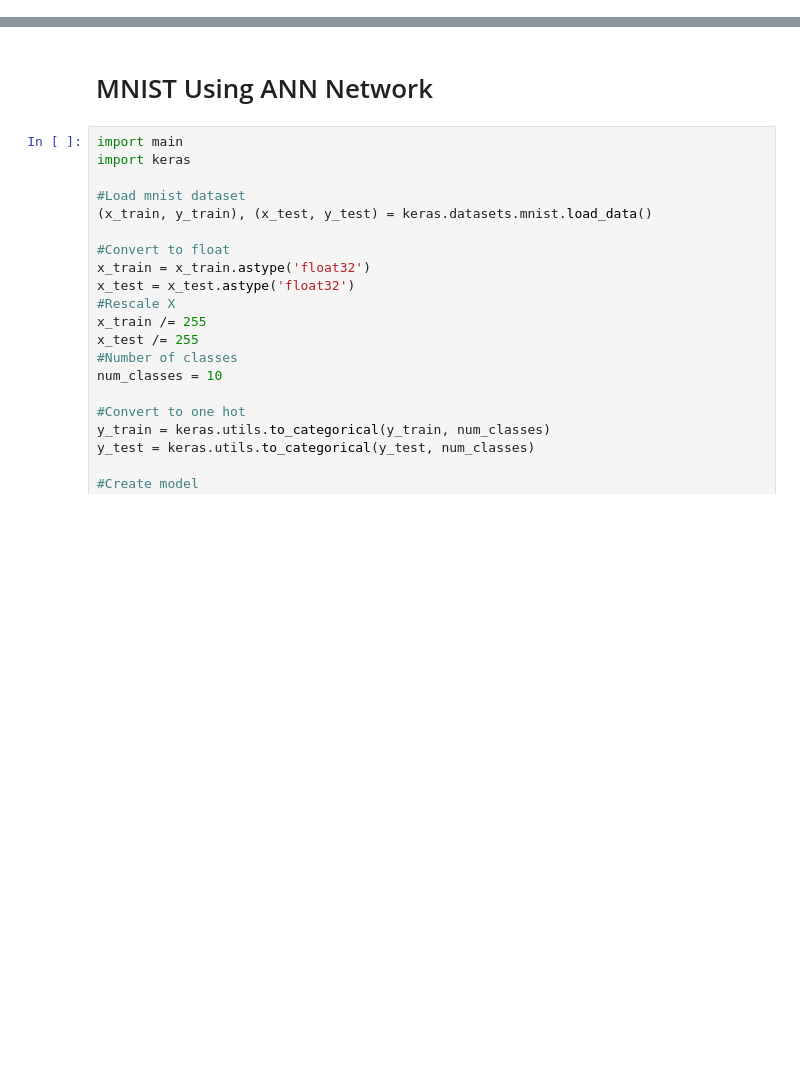
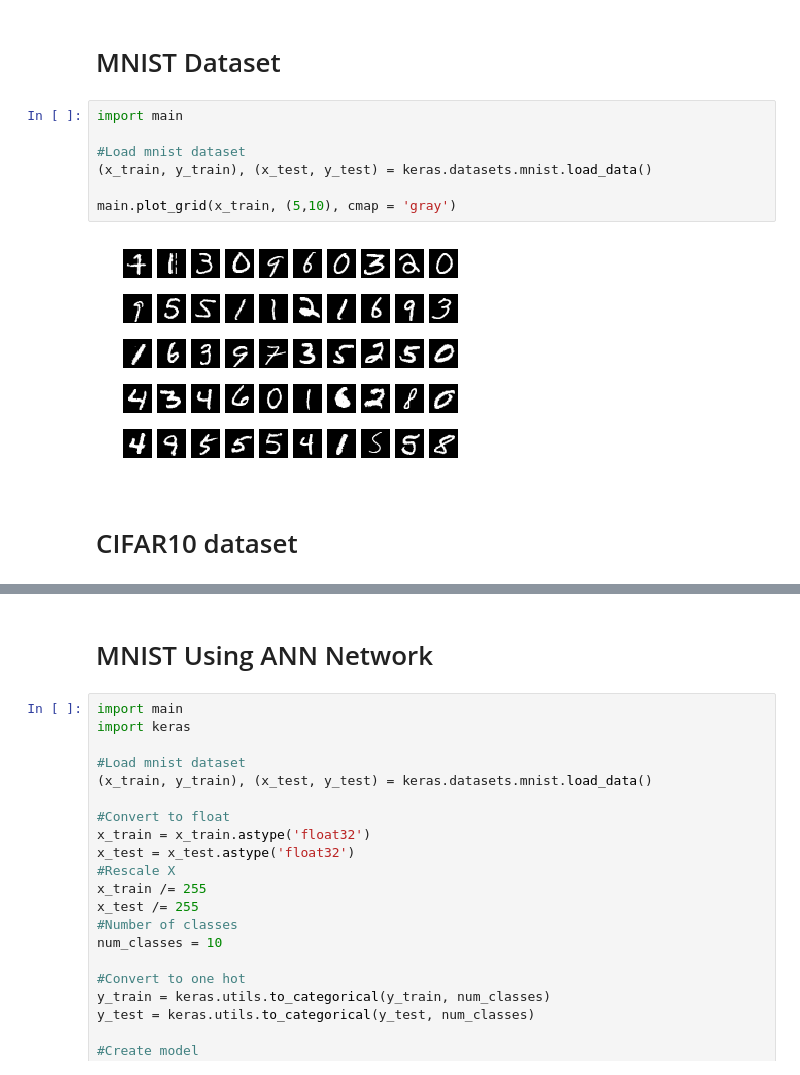
Before and after one commit to moesmatheus/Neural_network, a Jupyter notebook: notebook.ipynb, the cells around one changed output, grey strips where cells are left out. Saved outputs shown, nothing was run; the diff lists cells and outputs as text; blank space fills up the shorter version.

```diff
--- a/notebook.ipynb
+++ b/notebook.ipynb
@@ -15,0 +15,13 @@ Using TensorFlow backend.
+# %% [markdown]
+# MNIST Dataset
+# %%
+import main
+
+#Load mnist dataset
+(x_train, y_train), (x_test, y_test) = keras.datasets.mnist.load_data()
+
+main.plot_grid(x_train, (5,10), cmap = 'gray')
+# %% [output]
+[figure, added]
+# %% [markdown]
+# CIFAR10 dataset
```
Also changed, not shown: parts of 35 cells of this notebook, 1 other file.
